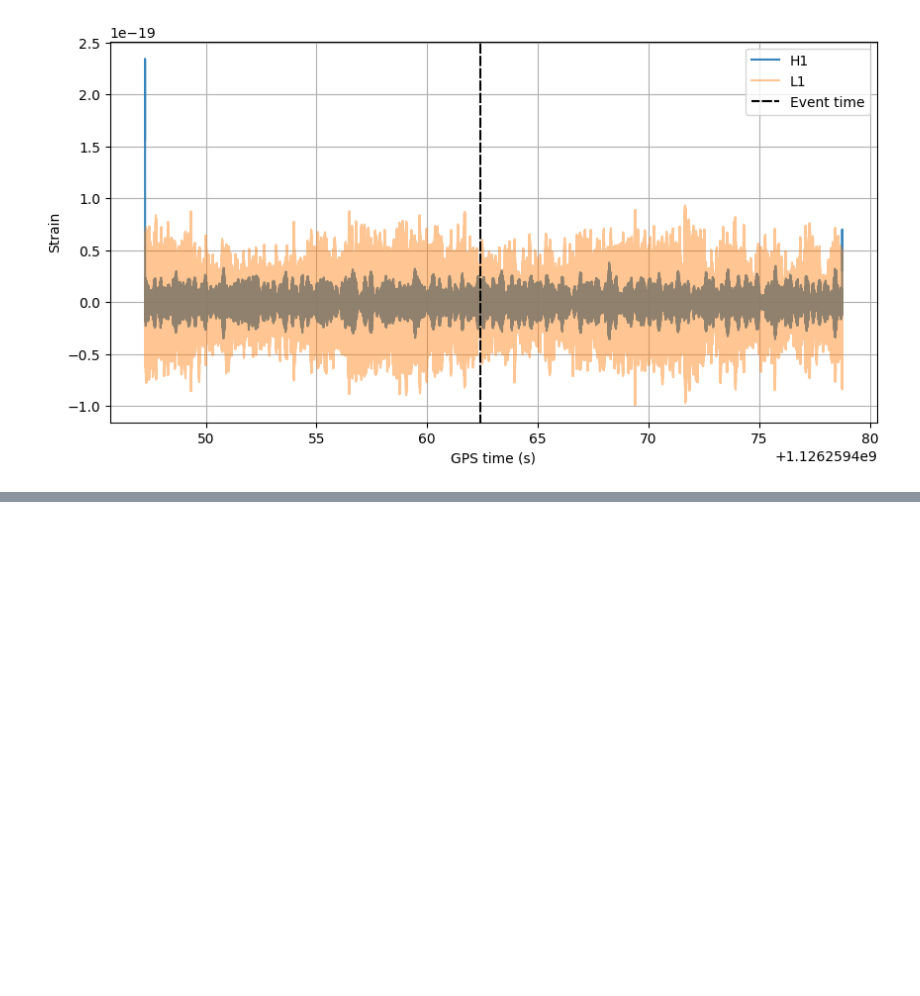
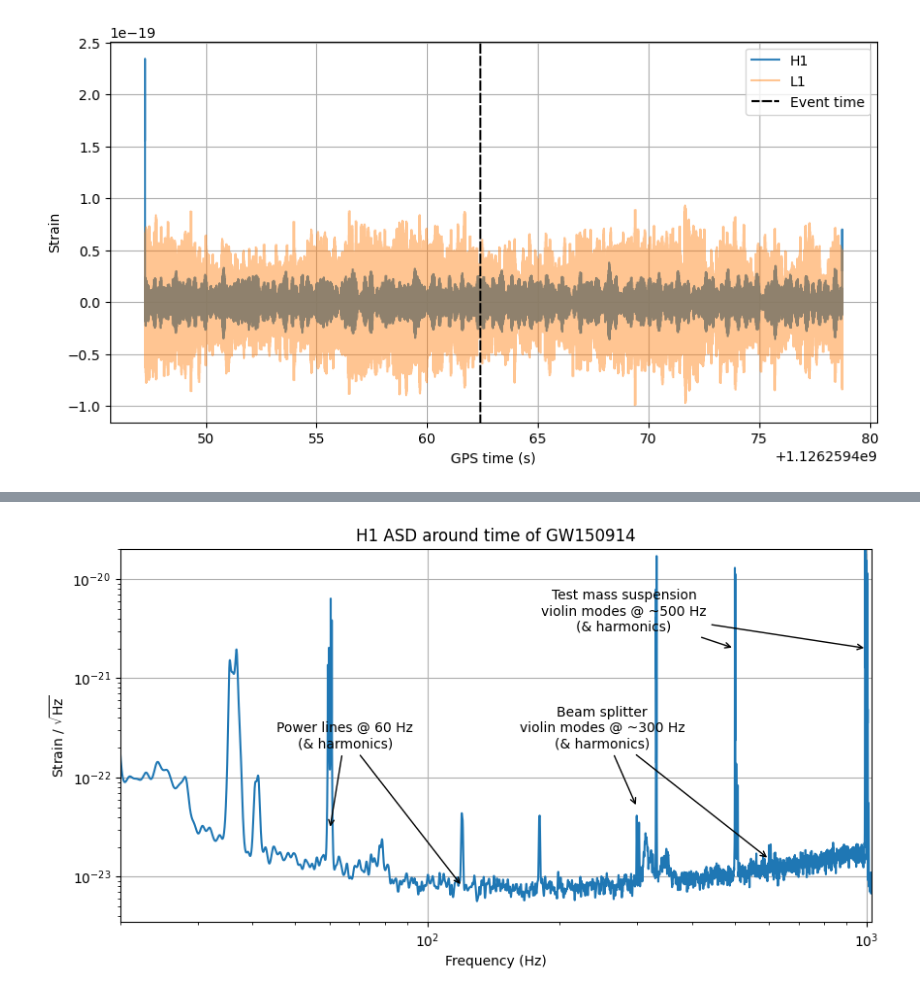
Before and after one commit to Naga203/nikhef, a Jupyter notebook: tutorial_notebooks/1_detection_and_preprocessing.ipynb, the cells around one changed output, grey strips where cells are left out. Drawn from its saved outputs; the diff is of its cells as text; code cells hidden in the pictures; blank space fills up the shorter version.

```diff
--- a/tutorial_notebooks/1_detection_and_preprocessing.ipynb
+++ b/tutorial_notebooks/1_detection_and_preprocessing.ipynb
@@ -121,0 +167,33 @@ ax.legend()
+# %%
+ifo = "H1"
+arrowprops = {"arrowstyle": "->"}
+
+fig = plt.figure(figsize=[10, 5])
+ax = plt.gca()
+ax.plot(ASD[ifo].sample_frequencies, ASD[ifo])
+
+ax.annotate("Power lines @ 60 Hz\n(& harmonics)", (60, 3e-23), (65, 2e-22),
+            ha="center", arrowprops=arrowprops)
+ax.annotate("Power lines @ 60 Hz\n(& harmonics)", (120, 8e-24), (65, 2e-22),
+            ha="center", arrowprops=arrowprops, alpha=0.0)
+
+ax.annotate("Test mass suspension\nviolin modes @ ~500 Hz\n(& harmonics)", (500, 2e-21), (280, 3e-21),
+            ha="center", arrowprops=arrowprops)
+ax.annotate("Test mass suspension\nviolin modes @ ~500 Hz\n(& harmonics)", (1000, 2e-21), (280, 3e-21),
+            ha="center", alpha=0.0, arrowprops=arrowprops)
+
+ax.annotate("Beam splitter\nviolin modes @ ~300 Hz\n(& harmonics)", (300, 5e-23), (250, 2e-22),
+            ha="center", arrowprops=arrowprops)
+ax.annotate("Beam splitter\nviolin modes @ ~300 Hz\n(& harmonics)", (600, 1.5e-23), (250, 2e-22),
+            ha="center", alpha=0.0, arrowprops=arrowprops)
+
+ax.set_title("{} ASD around time of {}".format(ifo, merger.common_name))
+ax.set_yscale('log')
+ax.set_xscale('log')
+ax.set_ylim(3.5e-24, 2e-20)
+ax.set_xlim(f_low, 1024)
+ax.set_ylabel(r'Strain / $\sqrt{\mathrm{Hz}}$')
+ax.set_xlabel('Frequency (Hz)')
+ax.grid()
+# %% [output]
+[figure, added]
```
Also changed, not shown: parts of 40 cells of this notebook.
